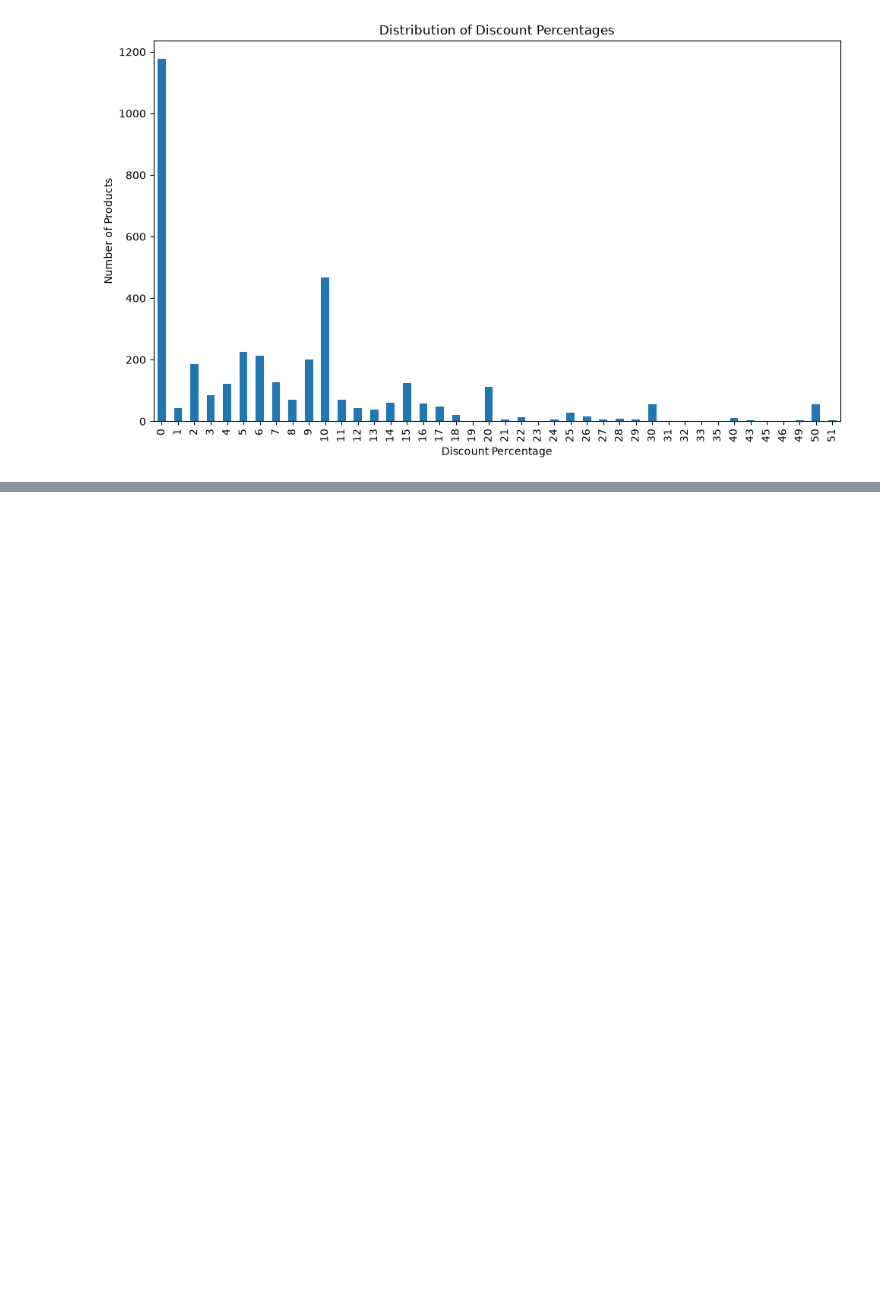
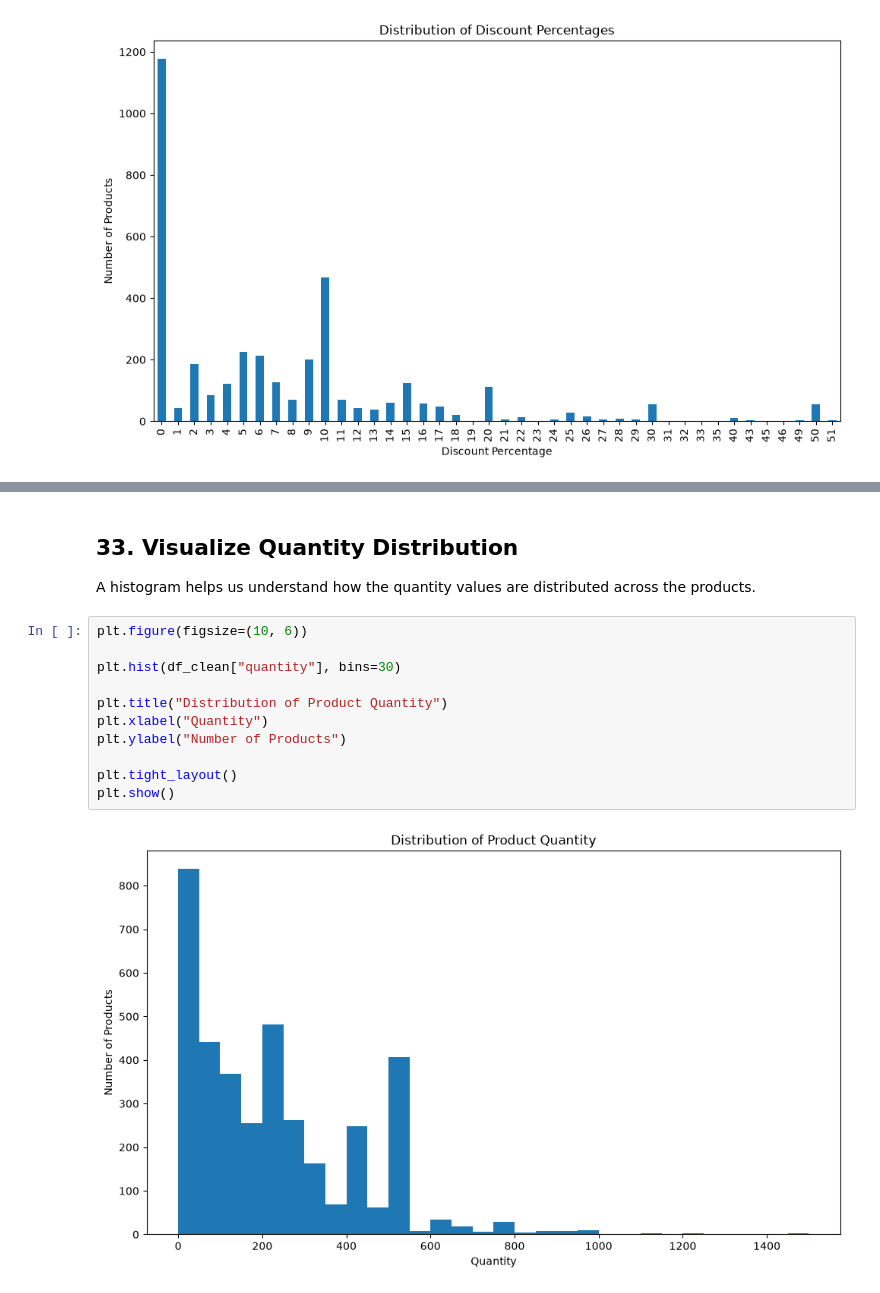
Before and after one commit to ZOR0-tech/beginner-friendly-data-analysis, a Jupyter notebook: notebooks/ecommerce_analysis.ipynb, the cells around one changed output, grey strips where cells are left out. Drawn from its saved outputs; the diff is of its cells as text; blank space fills up the shorter version.

```diff
--- a/notebooks/ecommerce_analysis.ipynb
+++ b/notebooks/ecommerce_analysis.ipynb
@@ -538,0 +671,17 @@ plt.show()
+# %% [markdown]
+## 33. Visualize Quantity Distribution
+
+A histogram helps us understand how the quantity values are distributed across the products.
+# %%
+plt.figure(figsize=(10, 6))
+
+plt.hist(df_clean["quantity"], bins=30)
+
+plt.title("Distribution of Product Quantity")
+plt.xlabel("Quantity")
+plt.ylabel("Number of Products")
+
+plt.tight_layout()
+plt.show()
+# %% [output]
+[figure, added]
```
Also changed, not shown: parts of 69 cells of this notebook, 3 other files.
